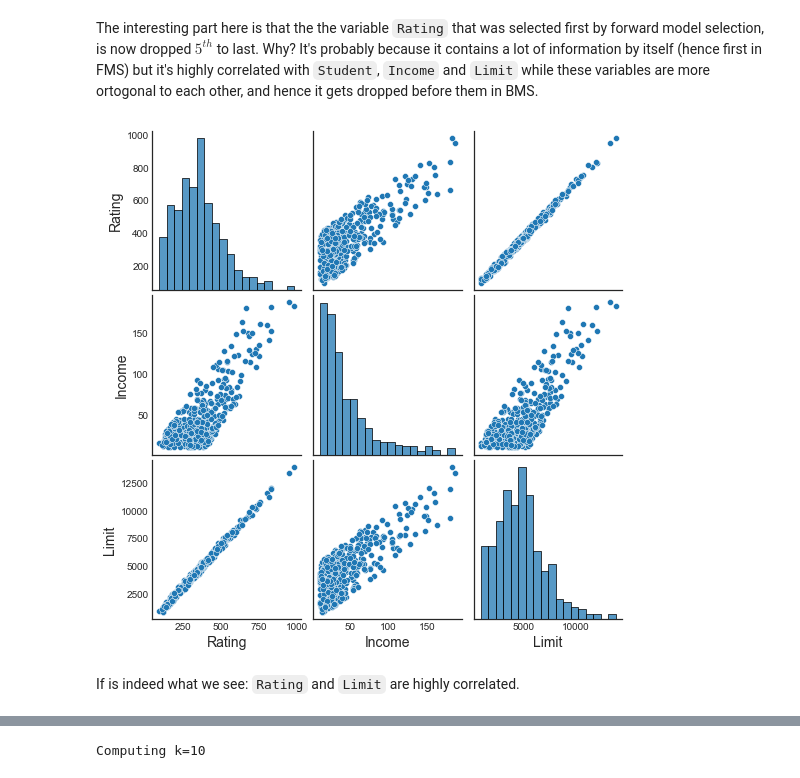
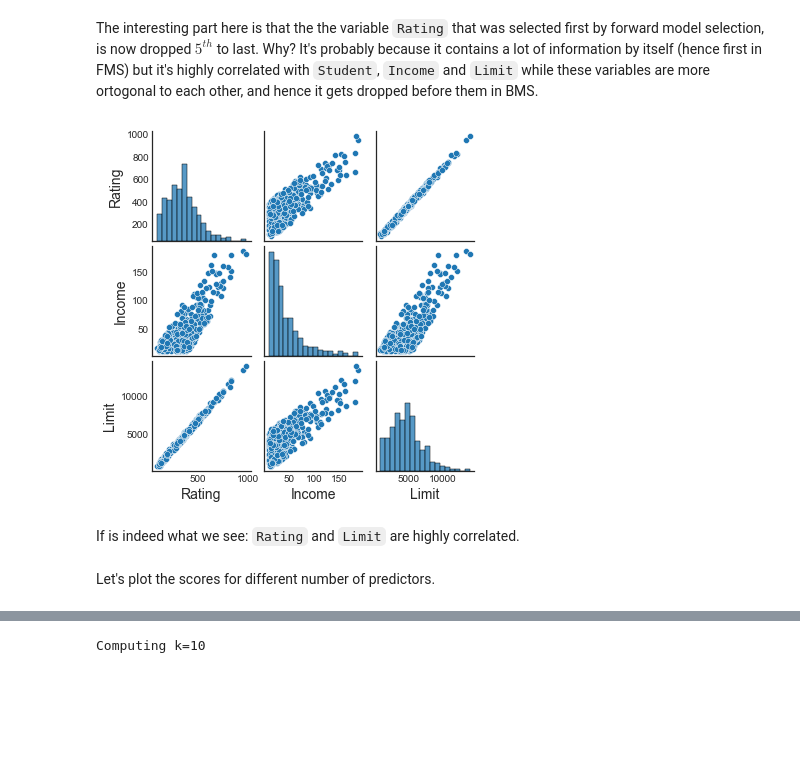
Before and after one commit to matteocourthoud/Machine-Learning-for-Economic-Analysis, a Jupyter notebook: notebooks/5-regularization.ipynb, the cells around one changed output, grey strips where cells are left out. Cells and saved outputs as stored; diff of their text form; code cells hidden in the pictures; blank space fills up the shorter version.

```diff
--- a/notebooks/5-regularization.ipynb
+++ b/notebooks/5-regularization.ipynb
@@ -320,9 +357,11 @@ Limit
 The interesting part here is that the the variable `Rating` that was selected first by forward model selection, is now dropped $5^{th}$ to last. Why? It's probably because it contains a lot of information by itself (hence first in FMS) but it's highly correlated with `Student`, `Income` and `Limit` while these variables are more ortogonal to each other, and hence it gets dropped before them in BMS.
 # %%
 # Plot correlations
-sns.pairplot(credit[['Rating','Student','Income','Limit']]);
+sns.pairplot(credit[['Rating','Student','Income','Limit']], height=1.8);
 # %% [output]
-[figure, old version]
+[figure, new version]
 # %% [markdown]
 If is indeed what we see: `Rating` and `Limit` are highly correlated.
+# %% [markdown]
+Let's plot the scores for different number of predictors.
 # %%
```
Also changed, not shown: parts of 78 cells of this notebook, 1 other file.
